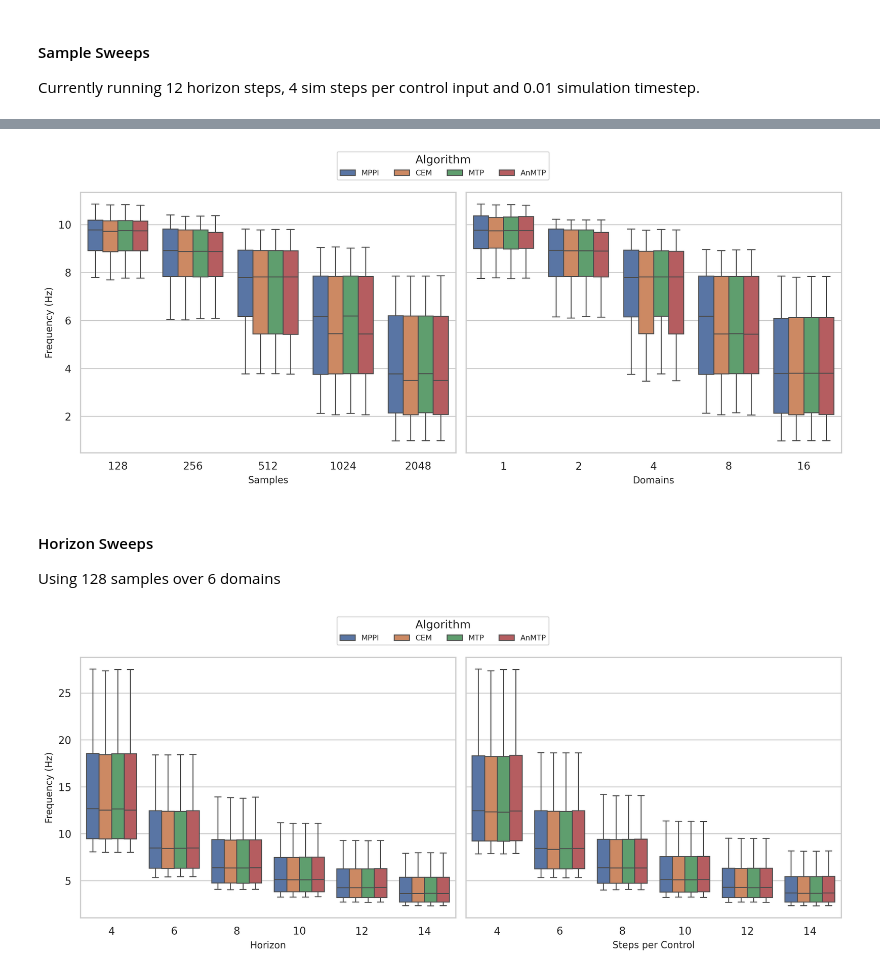
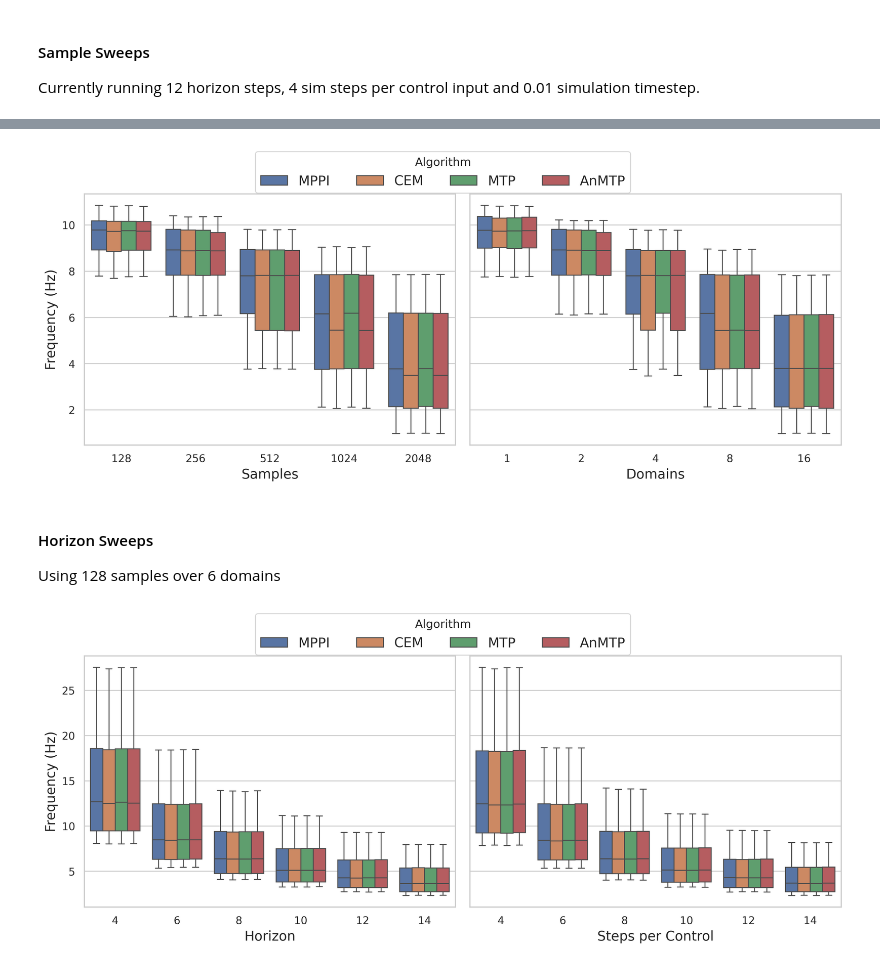
Before and after one commit to magnusdierking/mtp-thesis, a Jupyter notebook: experiments/scaling/plot_scaling_data.ipynb, the cells around one changed output, grey strips where cells are left out. Cells and saved outputs as stored; diff of their text form; code cells hidden in the pictures.

```diff
--- a/experiments/scaling/plot_scaling_data.ipynb
+++ b/experiments/scaling/plot_scaling_data.ipynb
@@ -62,5 +78,5 @@ FileNotFoundError: [Errno 2] No such file or directory: './scaling_data_samples_
 # %%
-sns.set_theme(style="whitegrid", rc={"figure.dpi": 300, "font.size": 11, "axes.titlesize": 11, "axes.labelsize": 11, "legend.fontsize": 11})
+sns.set_theme(style="whitegrid", rc={"figure.dpi": 300, "font.size": 14, "axes.titlesize": 14, "axes.labelsize": 14, "legend.fontsize": 14})
 
 fig, axes = plt.subplots(1, 2, figsize=(12, 5), sharey=True)
 
@@ -102,7 +118,7 @@ plt.savefig("samples_sweep.pdf", bbox_inches="tight", dpi=300)
 
 plt.show()
 # %% [output]
-[figure, old version]
+[figure, new version]
 # %% [markdown]
 #### Horizon Sweeps
 Using 128 samples over 6 domains
@@ -135,8 +151,6 @@ for i, alg in enumerate(algos):
 
 df2 = pd.DataFrame.from_records(records2)
 # %%
-sns.set_theme(style="whitegrid", rc={"figure.dpi": 300, "font.size": 11, "axes.titlesize": 11, "axes.labelsize": 11, "legend.fontsize": 11})
-
 
 fig, axes = plt.subplots(1, 2, figsize=(12, 5), sharey=True)
 
@@ -151,31 +165,31 @@ axes[1].set_xlabel('Steps per Control')
 axes[1].set_ylabel('Frequency (Hz)')
 
 # Improve legend layout
 axes[0].legend_.remove()  # Remove duplicate legend
 axes[1].legend_.remove()  # Remove duplicate legend
 
 plt.subplots_adjust(top=0.95)
 
 # ---- Fix the legend duplication ----
 # Get unique handles and labels from one of the subplots
 handles, labels = axes[0].get_legend_handles_labels()
 unique = dict(zip(labels, handles))  # removes duplicates while preserving order
 
 # Add a single legend for the whole figure
 fig.legend(
     unique.values(),
     unique.keys(),
     title='Algorithm',
     loc='upper center',
     ncol=len(unique),  # one row of legend items
     bbox_to_anchor=(0.5, 1.02)
 )
 # fig.legend(title='Algorithm', loc='upper center', ncol=1, )
 
 plt.tight_layout(rect=[0, 0, 1, 0.92])  # prevent overlap with legend
 
 plt.savefig("horizon_sweep.pdf", bbox_inches="tight", dpi=300)
 
 plt.show()
 # %% [output]
-[figure, old version]
+[figure, new version]
```
Also changed, not shown: parts of 1 cell of this notebook, 6 other files.
